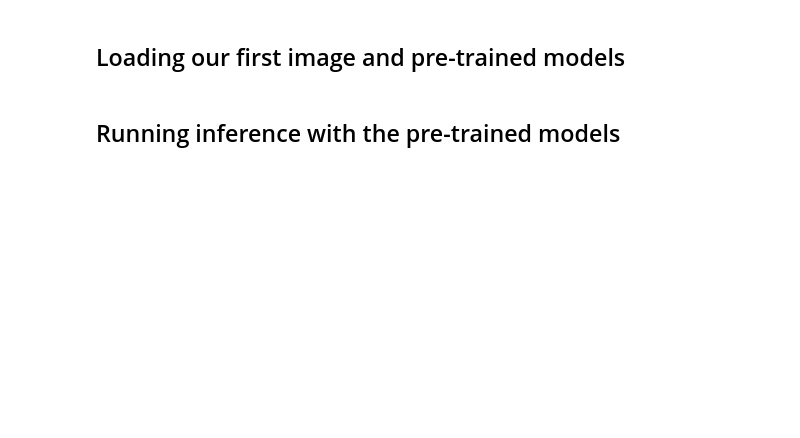
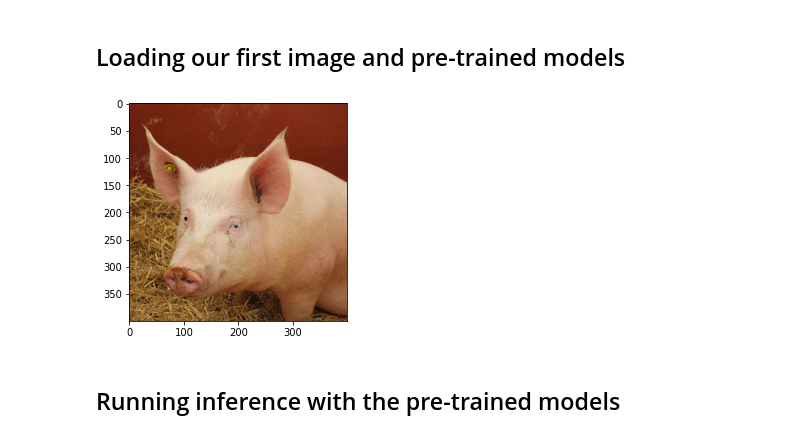
Before and after one commit to dipanjanS/adversarial-learning-robustness, a Jupyter notebook: tutorials/attacks/01_2_simple_pgd.ipynb, the cells around one changed output. Saved outputs shown, nothing was run; the diff lists cells and outputs as text; code cells hidden in the pictures; blank space fills up the shorter version.

```diff
--- a/tutorials/attacks/01_2_simple_pgd.ipynb
+++ b/tutorials/attacks/01_2_simple_pgd.ipynb
@@ -65,8 +87,11 @@ def get_label(preds):
 ## Loading our first image and pre-trained models
 # %%
 sample_image = show_image("pig.jpg")
+preprocessed_image = preprocess_image(sample_image)
 enb0 = tf.keras.applications.EfficientNetB0(weights="imagenet")
 enb0_nst = tf.keras.applications.EfficientNetB0(weights="efficientnetb0.h5")
+# %% [output]
+[figure, added]
 # %% [markdown]
 ## Running inference with the pre-trained models
 # %%
```
Also changed, not shown: parts of 10 cells of this notebook.
